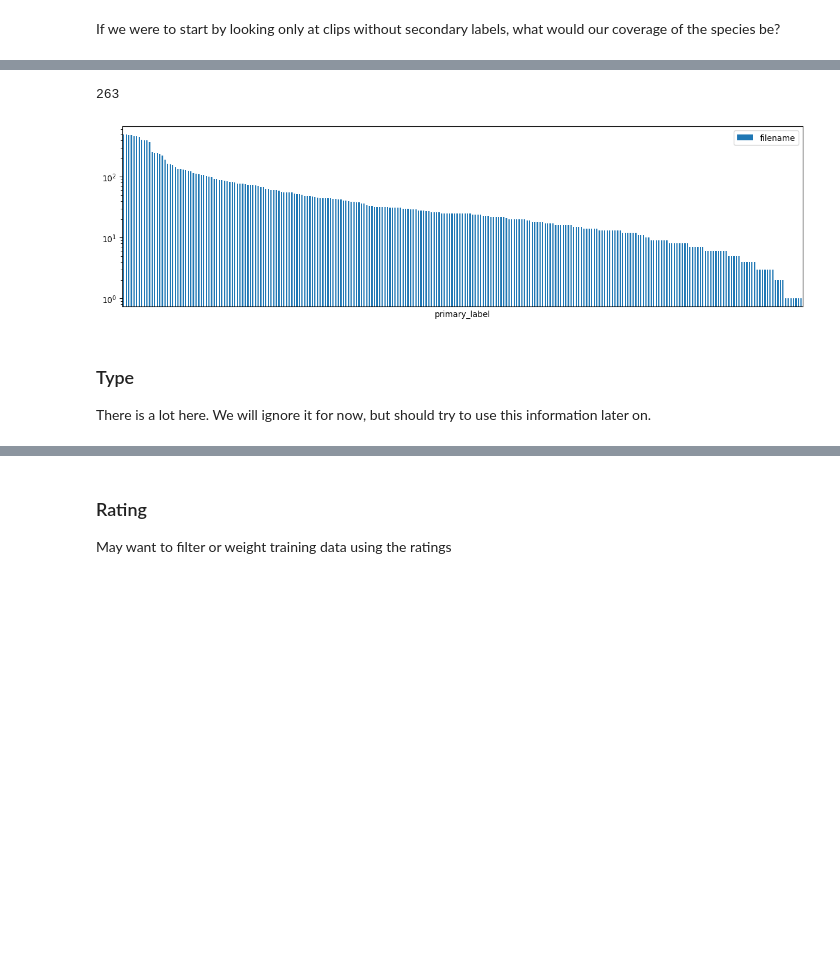
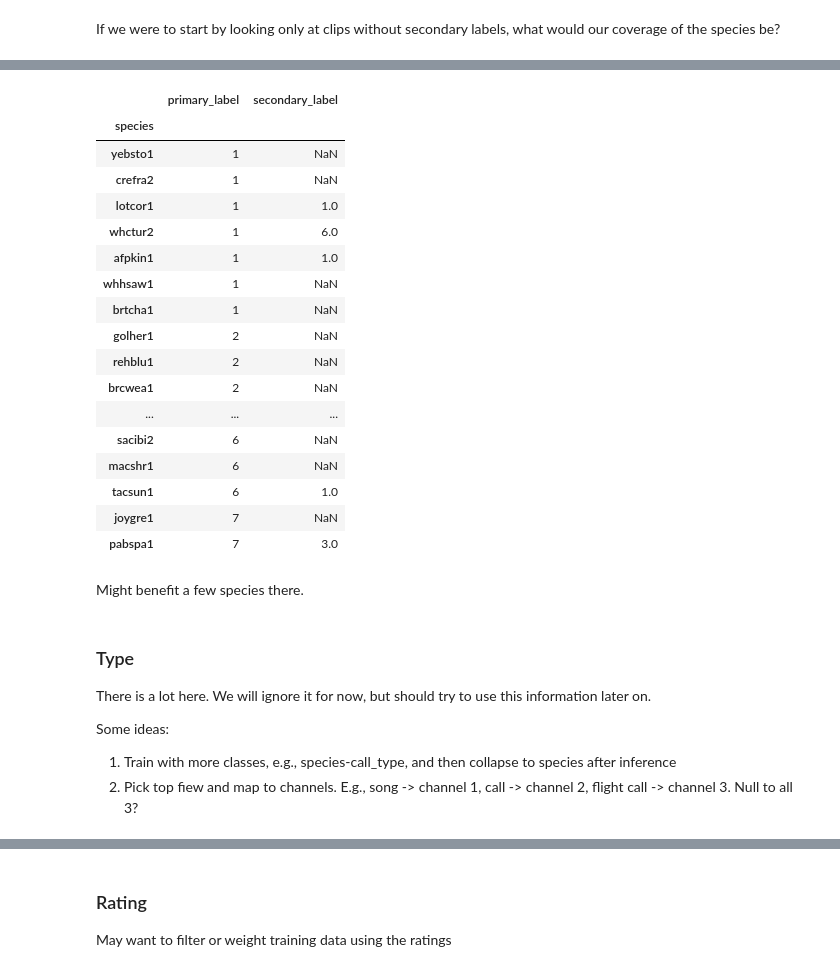
Before and after one commit to sdhca/birdclef-2023, a Jupyter notebook: birdclef-2023-eda-1.ipynb, the cells around one changed output, grey strips where cells are left out. Saved outputs shown, nothing was run; the diff lists cells and outputs as text; code cells hidden in the pictures; blank space fills up the shorter version.

```diff
--- a/birdclef-2023-eda-1.ipynb
+++ b/birdclef-2023-eda-1.ipynb
@@ -101,3 +106,7 @@ trn_df.head().T
+# %%
+# https://towardsdatascience.com/dealing-with-list-values-in-pandas-dataframes-a177e534f173
+def to_1D(series):
+    return pd.Series([x for _list in series for x in _list])
 # %% [markdown]
 ### Primary Label
 
@@ -154,0 +169,5 @@ len(temp_df)
+# %%
+sec_ss = to_1D(trn_df.secondary_labels).value_counts()
+sec_ss.index.rename('species', inplace=True)
+sec_ss.name = 'secondary_label'
+sec_ss
@@ -154,0 +190,4 @@ len(temp_df)
+# %%
+prim_ss = trn_df.groupby('primary_label')['primary_label'].count()
+prim_ss.index.rename('species', inplace=True)
+prim_ss
@@ -155,14 +208,38 @@ len(temp_df)
+# %%
+primsec_df = pd.concat([prim_ss, sec_ss], axis=1)
+primsec_df.sort_values(by='primary_label', ascending=True)[:30]
+# %% [output]
+|  | primary_label | secondary_label |
+| species |  |  |
+| yebsto1 | 1 | NaN |
+| crefra2 | 1 | NaN |
+| lotcor1 | 1 | 1.0 |
+| whctur2 | 1 | 6.0 |
+| afpkin1 | 1 | 1.0 |
+| whhsaw1 | 1 | NaN |
+| brtcha1 | 1 | NaN |
+| golher1 | 2 | NaN |
+| rehblu1 | 2 | NaN |
+| brcwea1 | 2 | NaN |
+| ... | ... | ... |
+| sacibi2 | 6 | NaN |
+| macshr1 | 6 | NaN |
+| tacsun1 | 6 | 1.0 |
+| joygre1 | 7 | NaN |
+| pabspa1 | 7 | 3.0 |
+# %% [markdown]
+Might benefit a few species there.
 # %%
-len(temp_df.primary_label.unique())
+# len(temp_df.primary_label.unique())
-# %% [output]
-263
 # %%
-_ = temp_df.pivot_table(index='primary_label', values='filename', aggfunc='count', dropna=False).sort_values('filename', ascending=False).plot.bar(logy=True, xticks=[], figsize=(15,4))
+# _ = temp_df.pivot_table(index='primary_label', values='filename', aggfunc='count', dropna=False).sort_values('filename', ascending=False).plot.bar(logy=True, xticks=[], figsize=(15,4))
-# %% [output]
-[figure, removed]
 # %% [markdown]
 ### Type
 There is a lot here. We will ignore it for now, but should try to use this information later on.
+
+Some ideas:
+  1. Train with more classes, e.g., species-call_type, and then  collapse to species after inference
+  2. Pick top fiew and map to channels. E.g., song -> channel 1, call -> channel 2, flight call -> channel 3. Null to all 3?
 # %%
 len(set(itertools.chain.from_iterable(trn_df.type)))
 # %% [output]
```
Also changed, not shown: parts of 21 cells of this notebook.
